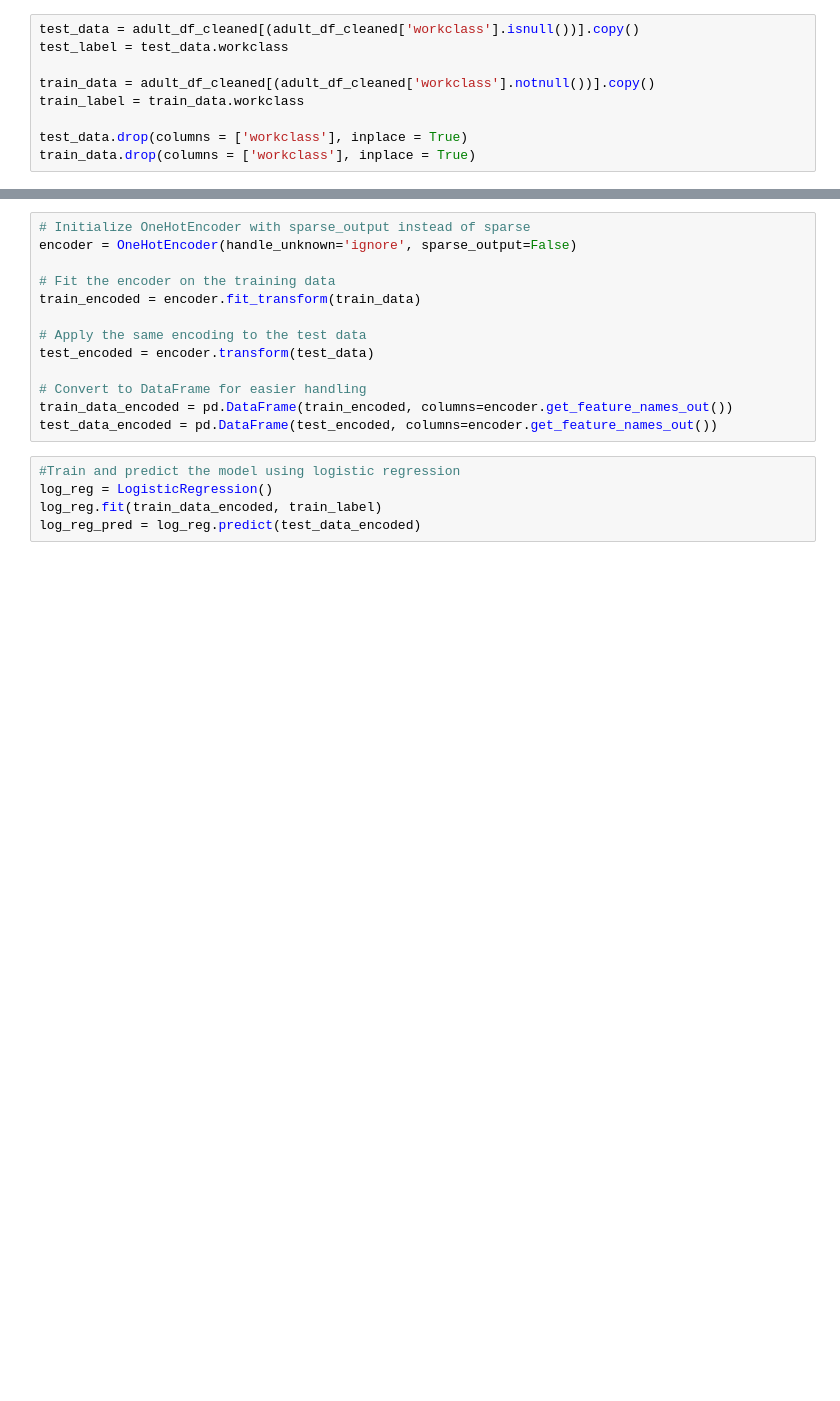
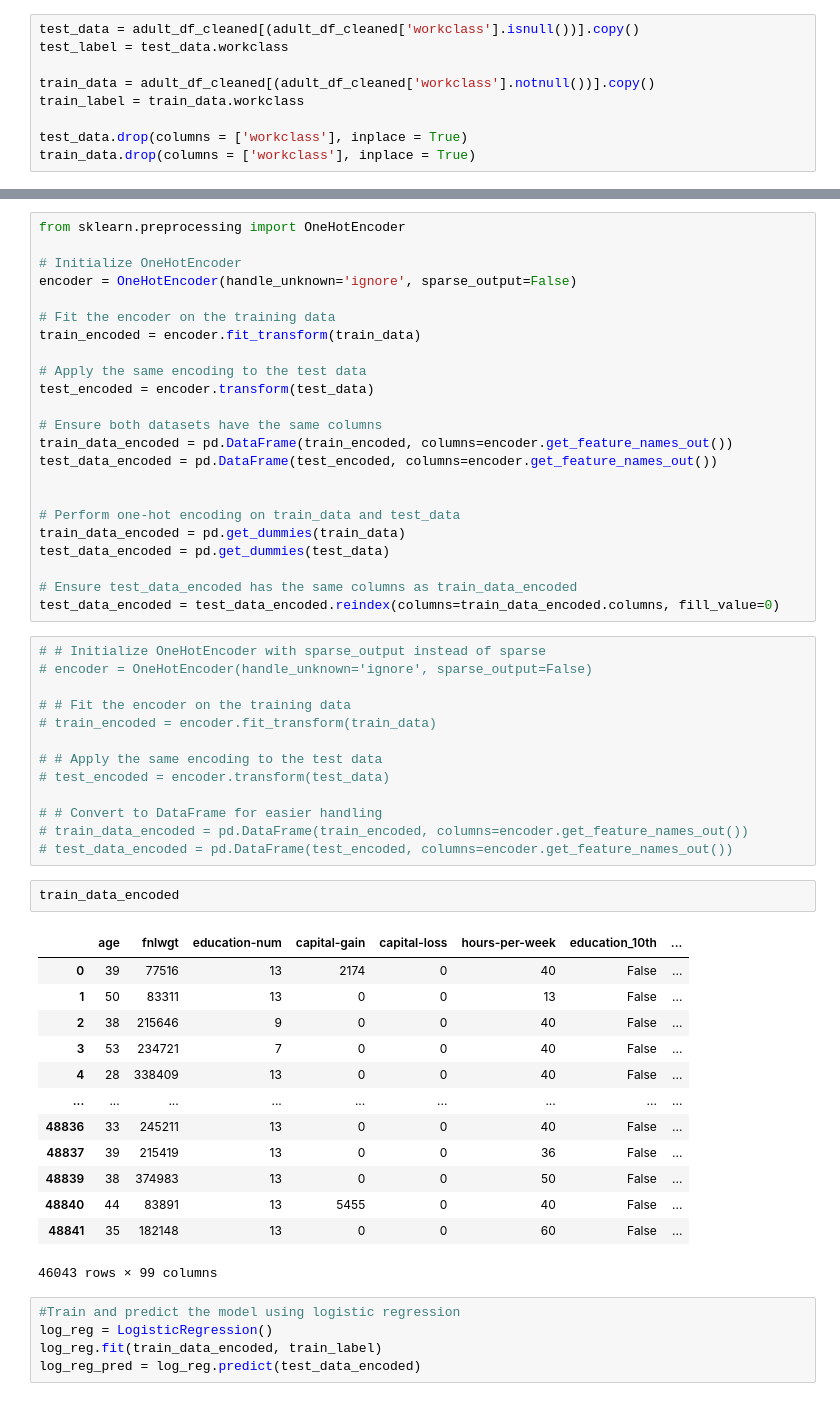
Before and after one commit to kmkri/ML_Assignments, a Jupyter notebook: Sravanthi_Copy.ipynb, the cells around one changed output, grey strips where cells are left out. Cells and saved outputs as stored; diff of their text form; blank space fills up the shorter version.

```diff
--- a/Sravanthi_Copy.ipynb
+++ b/Sravanthi_Copy.ipynb
@@ -608,16 +619,55 @@ train_data.drop(columns = ['workclass'], inplace = True)
+# %%
+from sklearn.preprocessing import OneHotEncoder
+
+# Initialize OneHotEncoder
+encoder = OneHotEncoder(handle_unknown='ignore', sparse_output=False)
+
+# Fit the encoder on the training data
+train_encoded = encoder.fit_transform(train_data)
+
+# Apply the same encoding to the test data
+test_encoded = encoder.transform(test_data)
+
+# Ensure both datasets have the same columns
+train_data_encoded = pd.DataFrame(train_encoded, columns=encoder.get_feature_names_out())
+test_data_encoded = pd.DataFrame(test_encoded, columns=encoder.get_feature_names_out())
+
+
+# Perform one-hot encoding on train_data and test_data
+train_data_encoded = pd.get_dummies(train_data)
+test_data_encoded = pd.get_dummies(test_data)
+
+# Ensure test_data_encoded has the same columns as train_data_encoded
+test_data_encoded = test_data_encoded.reindex(columns=train_data_encoded.columns, fill_value=0)
 # %%
-# Initialize OneHotEncoder with sparse_output instead of sparse
-encoder = OneHotEncoder(handle_unknown='ignore', sparse_output=False)
+# # Initialize OneHotEncoder with sparse_output instead of sparse
+# encoder = OneHotEncoder(handle_unknown='ignore', sparse_output=False)
 
-# Fit the encoder on the training data
-train_encoded = encoder.fit_transform(train_data)
+# # Fit the encoder on the training data
+# train_encoded = encoder.fit_transform(train_data)
 
-# Apply the same encoding to the test data
-test_encoded = encoder.transform(test_data)
+# # Apply the same encoding to the test data
+# test_encoded = encoder.transform(test_data)
 
-# Convert to DataFrame for easier handling
-train_data_encoded = pd.DataFrame(train_encoded, columns=encoder.get_feature_names_out())
-test_data_encoded = pd.DataFrame(test_encoded, columns=encoder.get_feature_names_out())
+# # Convert to DataFrame for easier handling
+# train_data_encoded = pd.DataFrame(train_encoded, columns=encoder.get_feature_names_out())
+# test_data_encoded = pd.DataFrame(test_encoded, columns=encoder.get_feature_names_out())
+# %%
+train_data_encoded
+# %% [output]
+|  | age | fnlwgt | education-num | capital-gain | capital-loss | hours-per-week | education_10th | ... |
+| 0 | 39 | 77516 | 13 | 2174 | 0 | 40 | False | ... |
+| 1 | 50 | 83311 | 13 | 0 | 0 | 13 | False | ... |
+| 2 | 38 | 215646 | 9 | 0 | 0 | 40 | False | ... |
+| 3 | 53 | 234721 | 7 | 0 | 0 | 40 | False | ... |
+| 4 | 28 | 338409 | 13 | 0 | 0 | 40 | False | ... |
+| ... | ... | ... | ... | ... | ... | ... | ... | ... |
+| 48836 | 33 | 245211 | 13 | 0 | 0 | 40 | False | ... |
+| 48837 | 39 | 215419 | 13 | 0 | 0 | 36 | False | ... |
+| 48839 | 38 | 374983 | 13 | 0 | 0 | 50 | False | ... |
+| 48840 | 44 | 83891 | 13 | 5455 | 0 | 40 | False | ... |
+| 48841 | 35 | 182148 | 13 | 0 | 0 | 60 | False | ... |
+46043 rows × 99 columns
 # %%
 #Train and predict the model using logistic regression
 log_reg = LogisticRegression()
```
Also changed, not shown: parts of 3 cells of this notebook.
